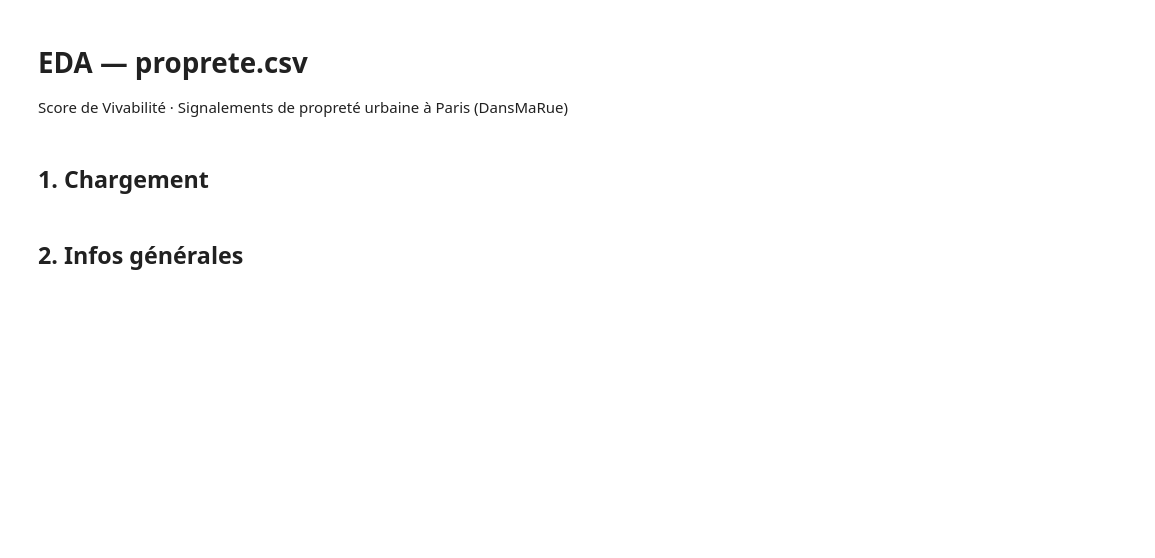
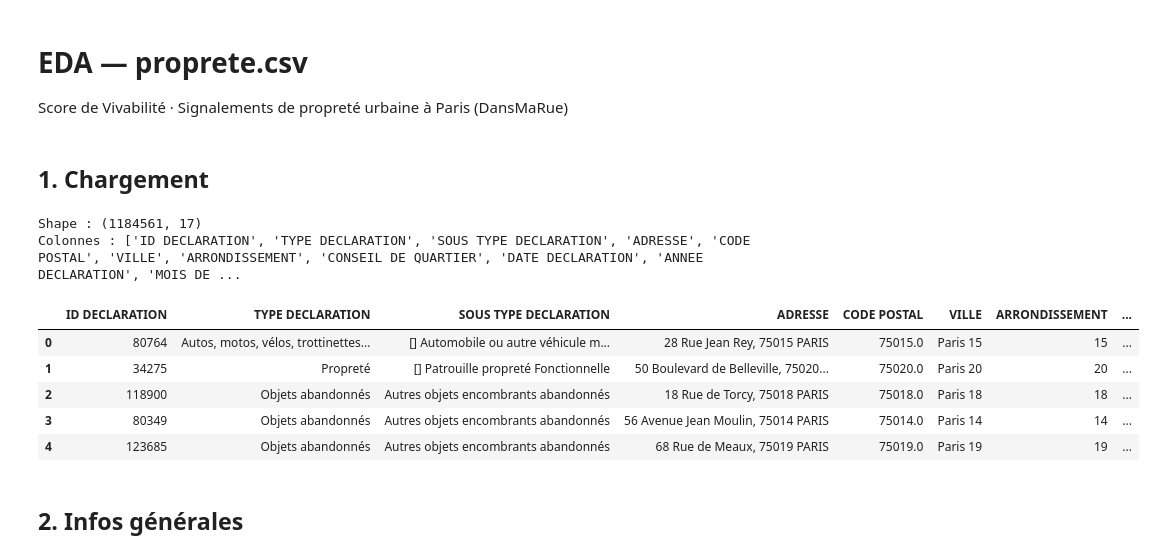
Before and after one commit to ErvinGoby23/architecture-data, a Jupyter notebook: architecture-data/eda/eda_proprete.ipynb, the cells around one changed output. Saved outputs shown, nothing was run; the diff lists cells and outputs as text; code cells hidden in the pictures; blank space fills up the shorter version.

```diff
--- a/architecture-data/eda/eda_proprete.ipynb
+++ b/architecture-data/eda/eda_proprete.ipynb
@@ -13,15 +13,26 @@ plt.rcParams['figure.dpi'] = 130
 # %% [markdown]
 ## 1. Chargement
 # %%
-FILE = 'architecture-data/brute/score_de_vivabilité/proprete.csv'
+from pathlib import Path
+
+BASE_DIR = Path(__file__).resolve().parents[1] if '__file__' in dir() else Path.cwd().parents[0]
+FILE = BASE_DIR / 'brute' / 'score_de_vivabilité' / 'proprete.csv'
 
 df = pd.read_csv(FILE, sep=None, engine='python')
 df.columns = df.columns.str.strip().str.replace('\ufeff', '', regex=False)
 df['DATE DECLARATION'] = pd.to_datetime(df['DATE DECLARATION'], errors='coerce')
-
 print(f'Shape : {df.shape}')
 print(f'Colonnes : {list(df.columns)}')
 df.head()
+# %% [output]
+Shape : (1184561, 17)
+Colonnes : ['ID DECLARATION', 'TYPE DECLARATION', 'SOUS TYPE DECLARATION', 'ADRESSE', 'CODE POSTAL', 'VILLE', 'ARRONDISSEMENT', 'CONSEIL DE QUARTIER', 'DATE DECLARATION', 'ANNEE DECLARATION', 'MOIS DE ...
+|  | ID DECLARATION | TYPE DECLARATION | SOUS TYPE DECLARATION | ADRESSE | CODE POSTAL | VILLE | ARRONDISSEMENT | ... |
+| 0 | 80764 | Autos, motos, vélos, trottinettes... | [] Automobile ou autre véhicule m... | 28 Rue Jean Rey, 75015 PARIS | 75015.0 | Paris 15 | 15 | ... |
+| 1 | 34275 | Propreté | [] Patrouille propreté Fonctionnelle | 50 Boulevard de Belleville, 75020... | 75020.0 | Paris 20 | 20 | ... |
+| 2 | 118900 | Objets abandonnés | Autres objets encombrants abandonnés | 18 Rue de Torcy, 75018 PARIS | 75018.0 | Paris 18 | 18 | ... |
+| 3 | 80349 | Objets abandonnés | Autres objets encombrants abandonnés | 56 Avenue Jean Moulin, 75014 PARIS | 75014.0 | Paris 14 | 14 | ... |
+| 4 | 123685 | Objets abandonnés | Autres objets encombrants abandonnés | 68 Rue de Meaux, 75019 PARIS | 75019.0 | Paris 19 | 19 | ... |
 # %% [markdown]
 ## 2. Infos générales
 # %%
```
Also changed, not shown: parts of 10 cells of this notebook, 4 other files.
